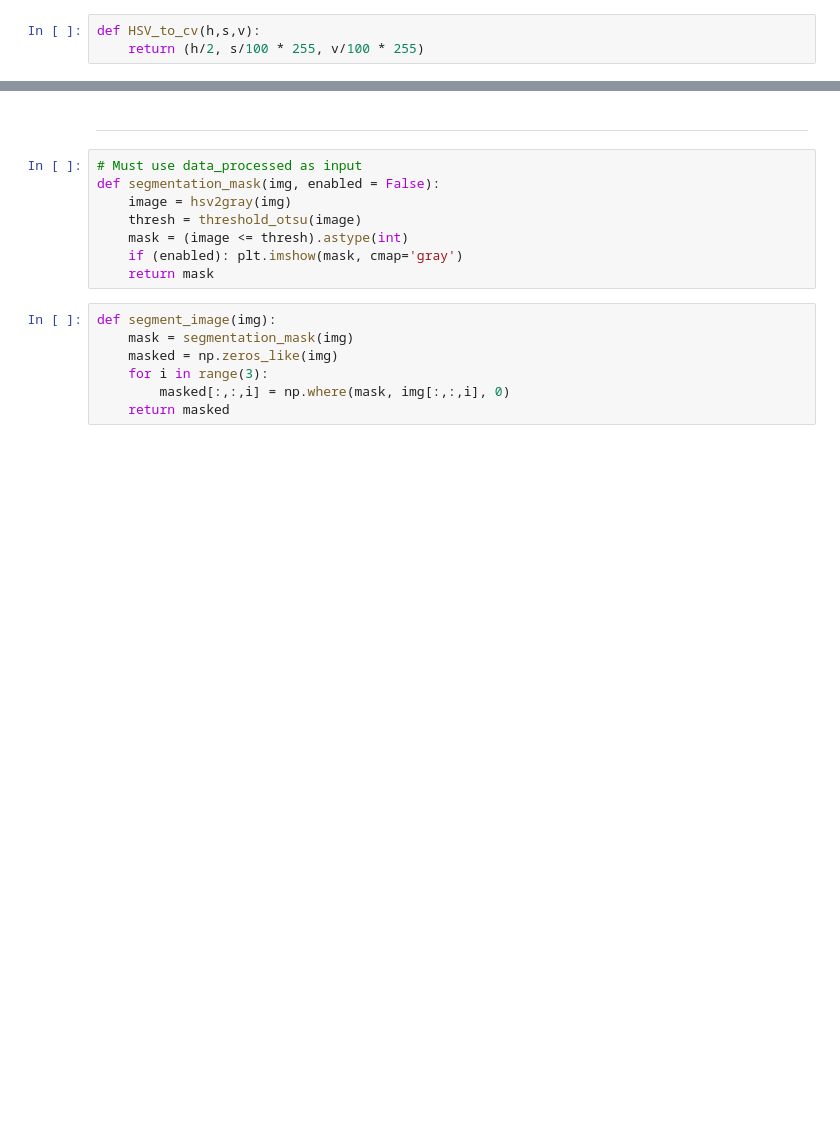
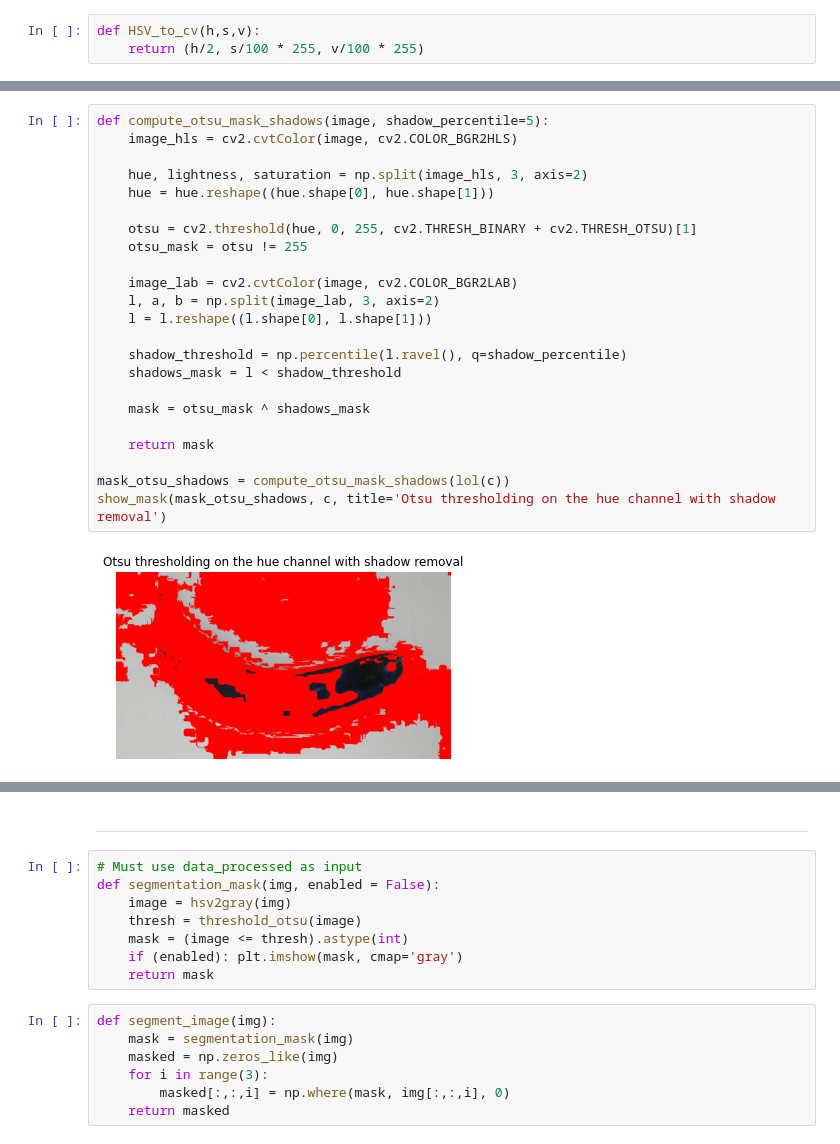
Before and after one commit to jojoclt/C, a Jupyter notebook: Project.ipynb, the cells around one changed output, grey strips where cells are left out. Cells and saved outputs as stored; diff of their text form; blank space fills up the shorter version.

```diff
--- a/Project.ipynb
+++ b/Project.ipynb
@@ -142,0 +239,25 @@ def HSV_to_cv(h,s,v):
+# %%
+def compute_otsu_mask_shadows(image, shadow_percentile=5):
+    image_hls = cv2.cvtColor(image, cv2.COLOR_BGR2HLS)
+
+    hue, lightness, saturation = np.split(image_hls, 3, axis=2)
+    hue = hue.reshape((hue.shape[0], hue.shape[1]))
+
+    otsu = cv2.threshold(hue, 0, 255, cv2.THRESH_BINARY + cv2.THRESH_OTSU)[1]
+    otsu_mask = otsu != 255
+
+    image_lab = cv2.cvtColor(image, cv2.COLOR_BGR2LAB)
+    l, a, b = np.split(image_lab, 3, axis=2)
+    l = l.reshape((l.shape[0], l.shape[1]))
+
+    shadow_threshold = np.percentile(l.ravel(), q=shadow_percentile)
+    shadows_mask = l < shadow_threshold
+
+    mask = otsu_mask ^ shadows_mask
+
+    return mask
+
+mask_otsu_shadows = compute_otsu_mask_shadows(lol(c))
+show_mask(mask_otsu_shadows, c, title='Otsu thresholding on the hue channel with shadow removal')
+# %% [output]
+[figure, added]
```
Also changed, not shown: parts of 13 cells of this notebook.
